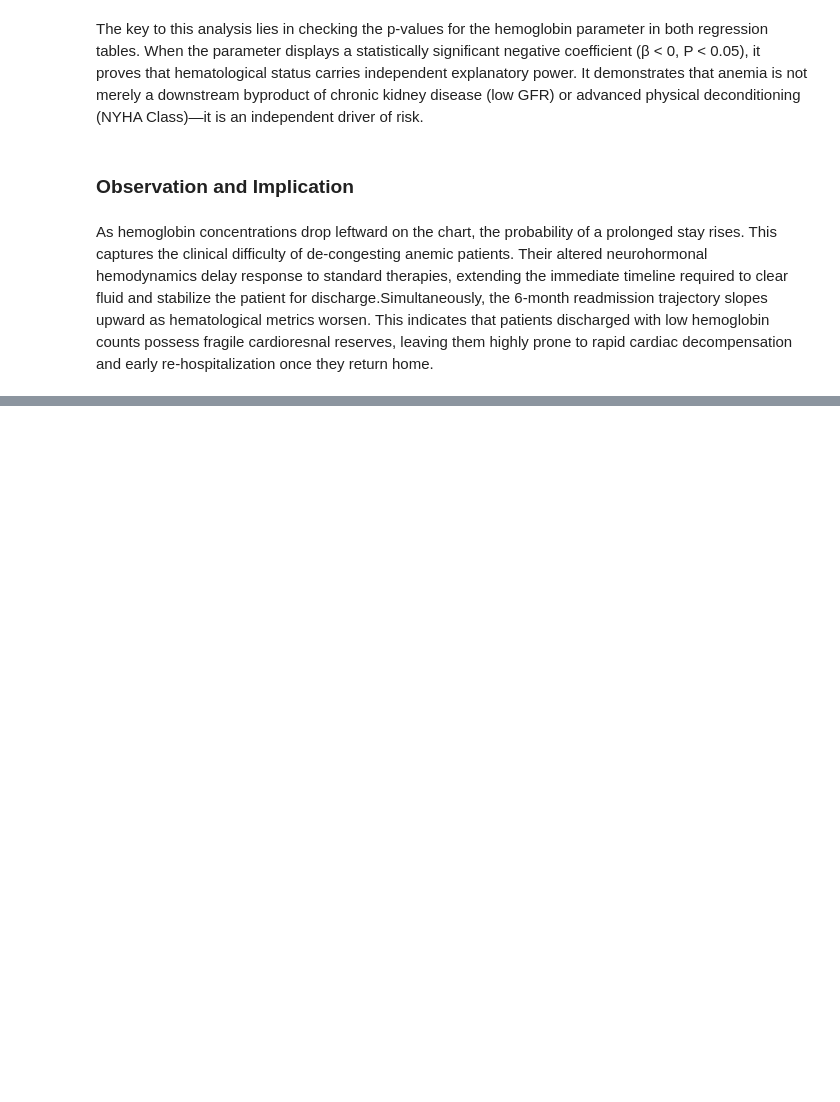
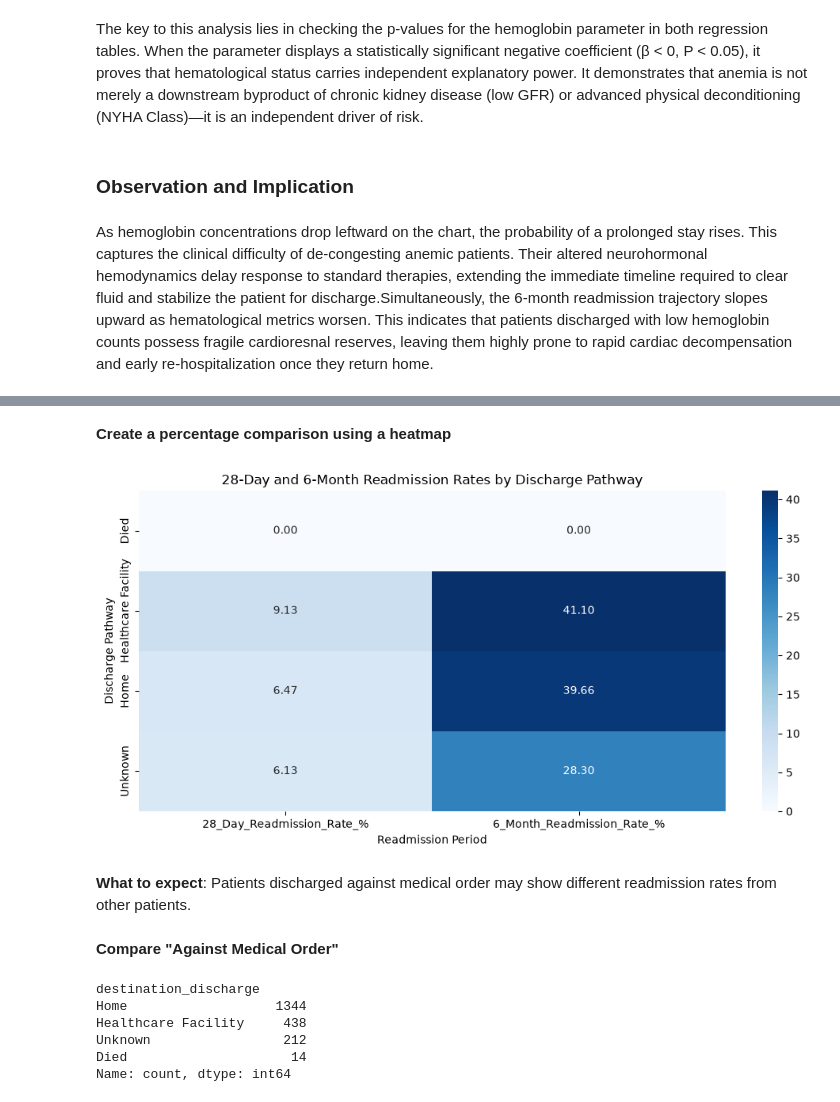
Before and after one commit to shraddhaparakh/Team11_PyInsights_Python-Hackathon-_SEP2026, a Jupyter notebook: Prescriptive Analysis_Shraddha (1).ipynb, the cells around one changed output, grey strips where cells are left out. Saved outputs shown, nothing was run; the diff lists cells and outputs as text; code cells hidden in the pictures; blank space fills up the shorter version.

```diff
--- a/Prescriptive Analysis_Shraddha (1).ipynb
+++ b/Prescriptive Analysis_Shraddha (1).ipynb
@@ -1571,0 +1690,32 @@ As hemoglobin concentrations drop leftward on the chart, the probability of a pr
+# %% [markdown]
+**Create a percentage comparison using a heatmap**
+# %%
+plt.figure(figsize=(10, 5))
+
+sns.heatmap(
+    plot_data,
+    annot=True,
+    fmt=".2f",
+    cmap="Blues"
+)
+
+plt.title("28-Day and 6-Month Readmission Rates by Discharge Pathway")
+plt.xlabel("Readmission Period")
+plt.ylabel("Discharge Pathway")
+
+plt.tight_layout()
+# %% [output]
+[figure, added]
+# %% [markdown]
+**What to expect**: Patients discharged against medical order may show different readmission rates from other patients.
+# %% [markdown]
+**Compare "Against Medical Order"**
+# %%
+df["destination_discharge"].value_counts()
+# %% [output]
+destination_discharge
+Home                   1344
+Healthcare Facility     438
+Unknown                 212
+Died                     14
+Name: count, dtype: int64
```
Also changed, not shown: parts of 129 cells of this notebook.
